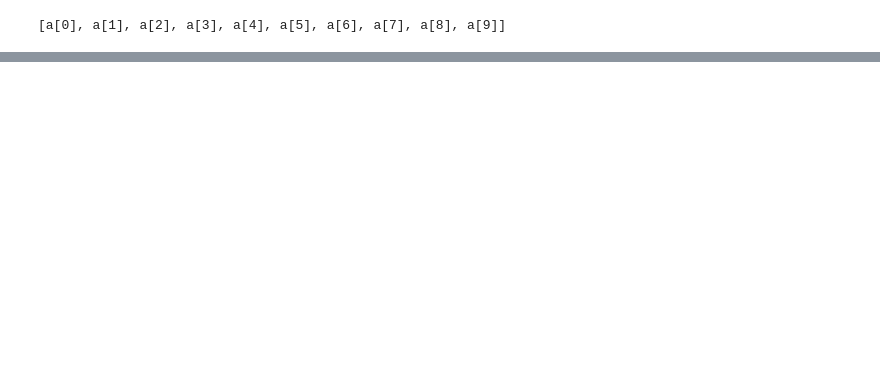
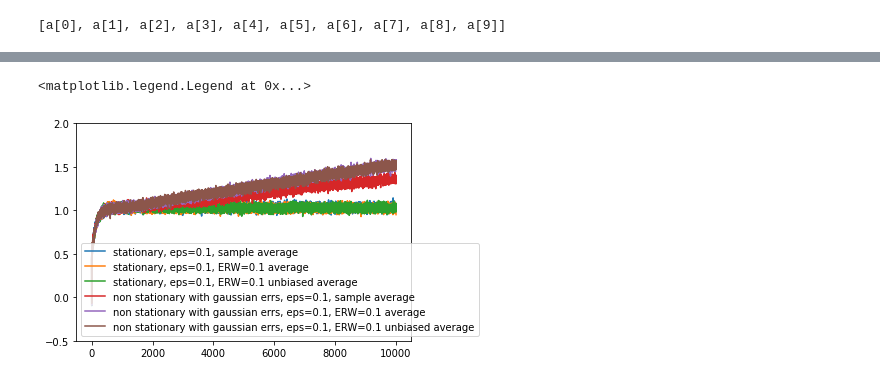
Before and after one commit to massimo-nocentini/on-python, a Jupyter notebook: rl/k-armed-bandits.ipynb, the cells around one changed output, grey strips where cells are left out. Drawn from its saved outputs; the diff is of its cells as text; code cells hidden in the pictures; blank space fills up the shorter version.

```diff
--- a/rl/k-armed-bandits.ipynb
+++ b/rl/k-armed-bandits.ipynb
@@ -59,0 +65,3 @@ plt.plot(list(take(map(lambda tup: tup[-1], R), 1000)))
+# %%
+def exponential_recency_weighted_average(alpha):
+    return lambda action, q, n, t, by, reward: q + alpha*(reward - q)
@@ -60,3 +88,6 @@ plt.plot(list(take(map(lambda tup: tup[-1], R), 1000)))
+# %%
+def gauss_error_non_stationary(sd):
+    return lambda a, q: q + random.gauss(0, sd)
 # %%
 def avg(*args):
     return sum(args)/len(args)
@@ -104,0 +140,6 @@ list(take(R, 100))
+# %%
+R = rewarder(q_star,
+             process=k_armed_bandit(actions,
+                                    epsilon=0.1,
+                                    update=unbiased_exponential_recency_weighted_average(alpha=0.1)),
+             stationarity=gauss_error_non_stationary(sd=0.01))
@@ -104,0 +173,45 @@ list(take(R, 100))
+# %%
+confs = [
+    {
+        'epsilon':0.1,
+        'update':sample_average,
+        'stationarity':stationary,
+        'label': 'stationary, eps=0.1, sample average'
+    },
+    {
+        'epsilon':0.1,
+        'update':exponential_recency_weighted_average(alpha=0.1),
+        'stationarity':stationary,
+        'label': 'stationary, eps=0.1, ERW=0.1 average'
+    },
+    {
+        'epsilon':0.1,
+        'update':unbiased_exponential_recency_weighted_average(alpha=0.1),
+        'stationarity':stationary,
+        'label': 'stationary, eps=0.1, ERW=0.1 unbiased average'
+    },
+    {
+        'epsilon':0.1,
+        'update':sample_average,
+        'stationarity':gauss_error_non_stationary(sd=0.01),
+        'label': 'non stationary with gaussian errs, eps=0.1, sample average'
+    },
+    {
+        'epsilon':0.1,
+        'update':exponential_recency_weighted_average(alpha=0.1),
+        'stationarity':gauss_error_non_stationary(sd=0.01),
+        'label': 'non stationary with gaussian errs, eps=0.1, ERW=0.1 average'
+    },
+    {
+        'epsilon':0.1,
+        'update':unbiased_exponential_recency_weighted_average(alpha=0.1),
+        'stationarity':gauss_error_non_stationary(sd=0.01),
+        'label': 'non stationary with gaussian errs, eps=0.1, ERW=0.1 unbiased average'
+    },
+]
+# bench
+fig, avgs = benchmark(confs, filename='non-stationary-benchmark.svg', length=10_000)
+fig
+# %% [output]
+<matplotlib.legend.Legend at 0x...>
+[figure, added]
```
Also changed, not shown: parts of 26 cells of this notebook.
